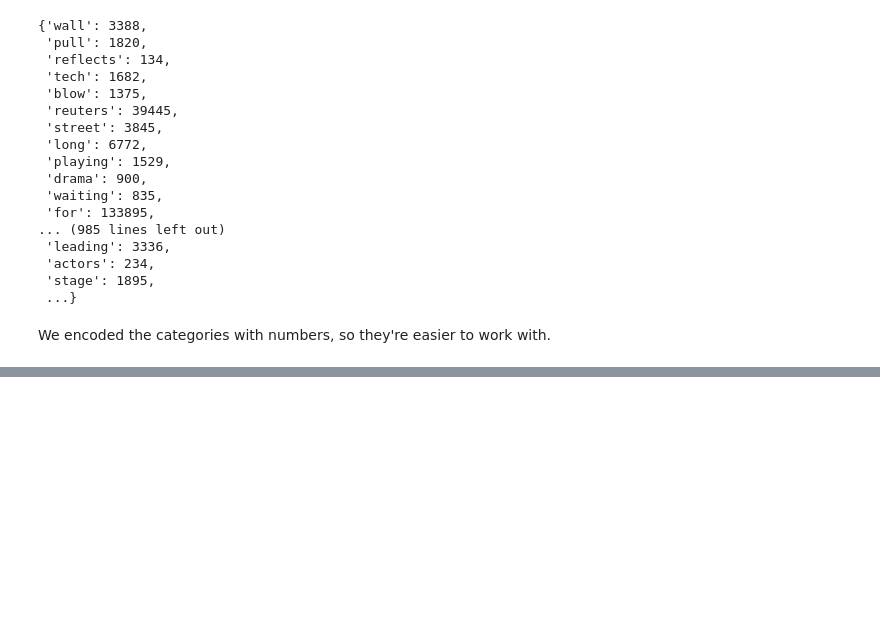
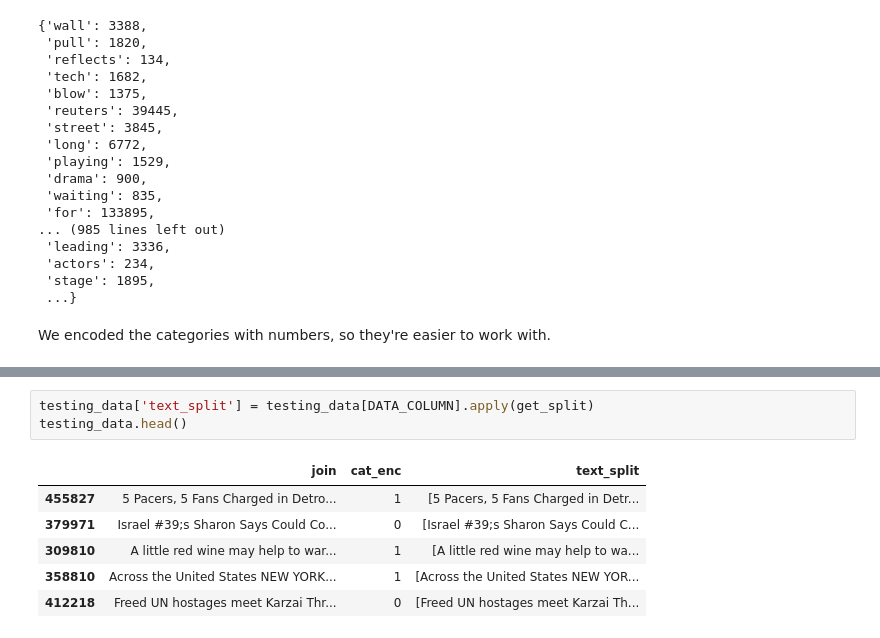
Before and after one commit to krisivarga/deep_learning_HW_big, a Jupyter notebook: get_data.ipynb, the cells around one changed output, grey strips where cells are left out. Drawn from its saved outputs; the diff is of its cells as text; blank space fills up the shorter version.

```diff
--- a/get_data.ipynb
+++ b/get_data.ipynb
@@ -496,0 +472,10 @@ shutil.rmtree('data')
+# %%
+testing_data['text_split'] = testing_data[DATA_COLUMN].apply(get_split)
+testing_data.head()
+# %% [output]
+|  | join | cat_enc | text_split |
+| 455827 | 5 Pacers, 5 Fans Charged in Detro... | 1 | [5 Pacers, 5 Fans Charged in Detr... |
+| 379971 | Israel #39;s Sharon Says Could Co... | 0 | [Israel #39;s Sharon Says Could C... |
+| 309810 | A little red wine may help to war... | 1 | [A little red wine may help to wa... |
+| 358810 | Across the United States NEW YORK... | 1 | [Across the United States NEW YOR... |
+| 412218 | Freed UN hostages meet Karzai Thr... | 0 | [Freed UN hostages meet Karzai Th... |
```
Also changed, not shown: parts of 69 cells of this notebook.
